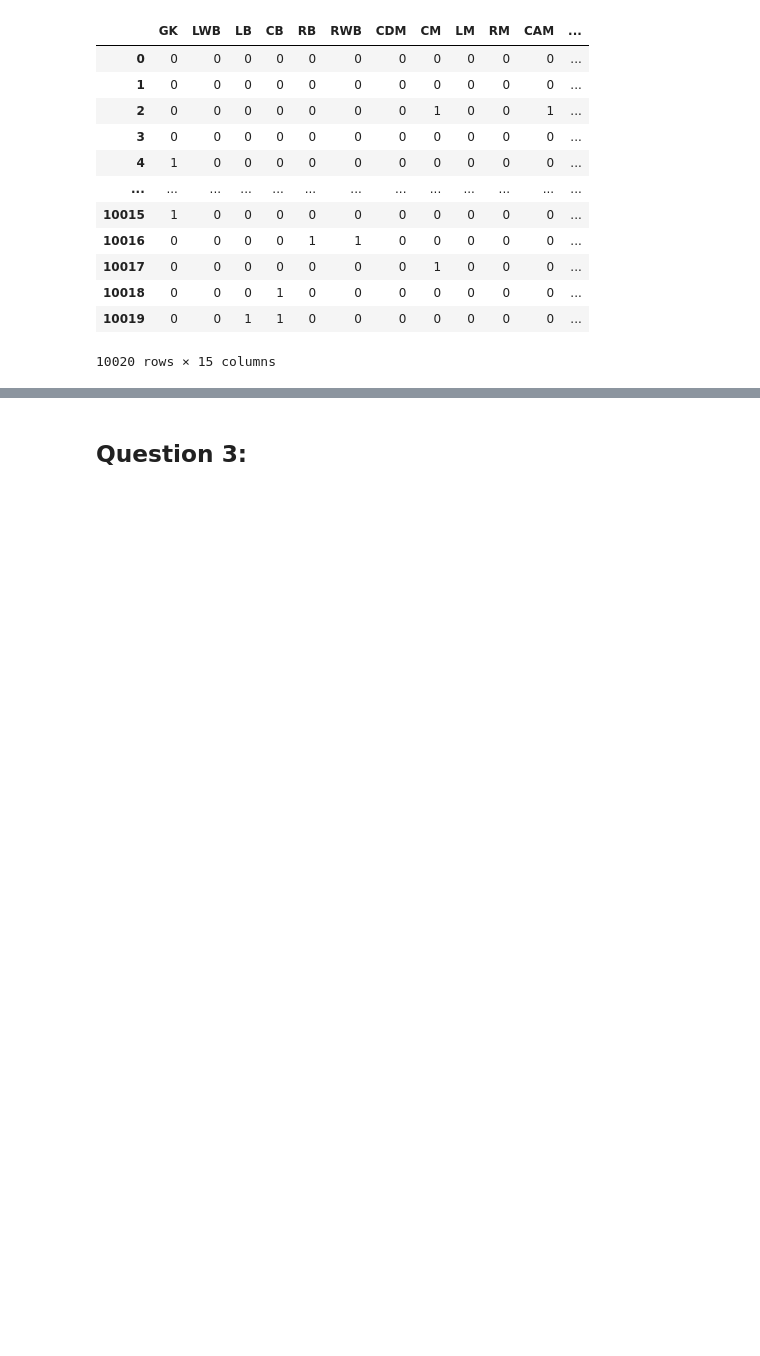
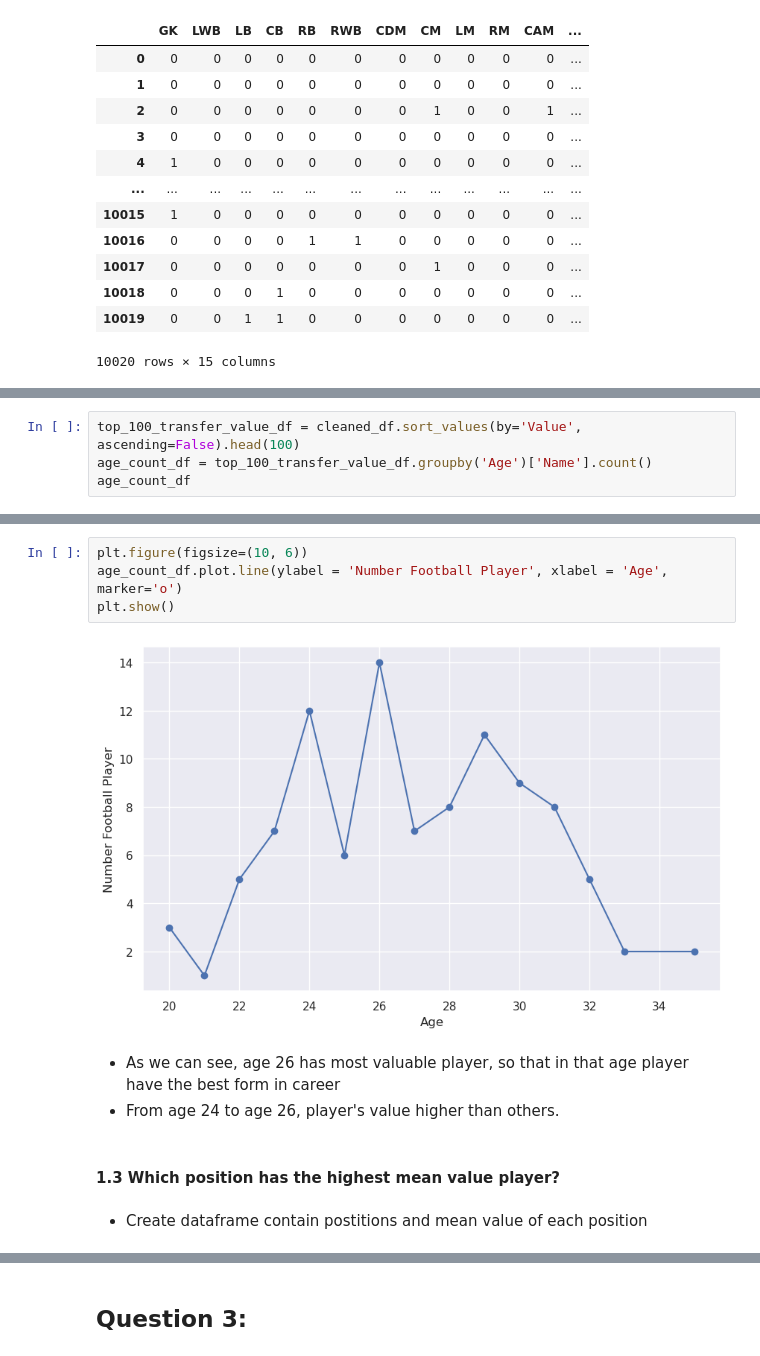
Before and after one commit to TranPhanPhucAn/Final_project_NMKHDL, a Jupyter notebook: Making_Questions.ipynb, the cells around one changed output, grey strips where cells are left out. Cells and saved outputs as stored; diff of their text form; blank space fills up the shorter version.

```diff
--- a/Making_Questions.ipynb
+++ b/Making_Questions.ipynb
@@ -83,0 +117,4 @@ one_hot_position_df
+# %%
+top_100_transfer_value_df = cleaned_df.sort_values(by='Value', ascending=False).head(100)
+age_count_df = top_100_transfer_value_df.groupby('Age')['Name'].count()
+age_count_df
@@ -83,0 +139,13 @@ one_hot_position_df
+# %%
+plt.figure(figsize=(10, 6))
+age_count_df.plot.line(ylabel = 'Number Football Player', xlabel = 'Age', marker='o')
+plt.show()
+# %% [output]
+[figure, added]
+# %% [markdown]
+- As we can see, age 26 has most valuable player, so that in that age player have the best form in career
+- From age 24 to age 26, player's value higher than others.
+# %% [markdown]
+#### 1.3 Which position has the highest mean value player?
+# %% [markdown]
+- Create dataframe contain postitions and mean value of each position
```
Also changed, not shown: parts of 36 cells of this notebook.
